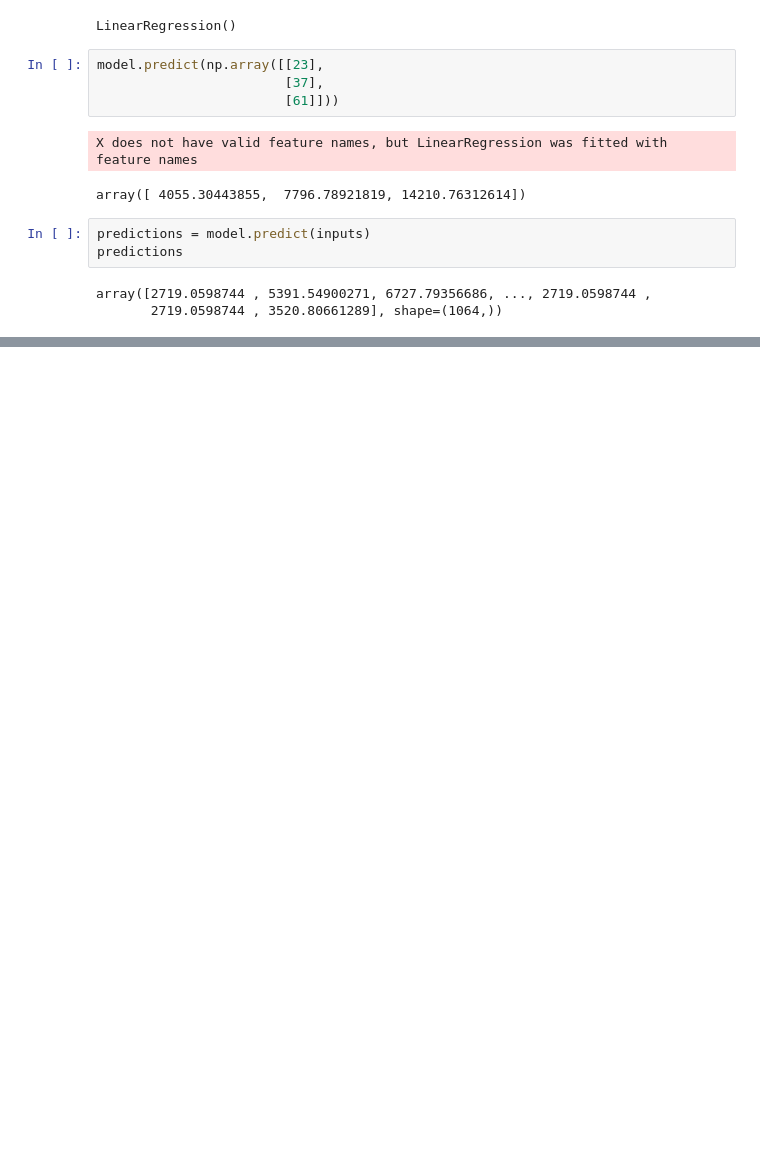
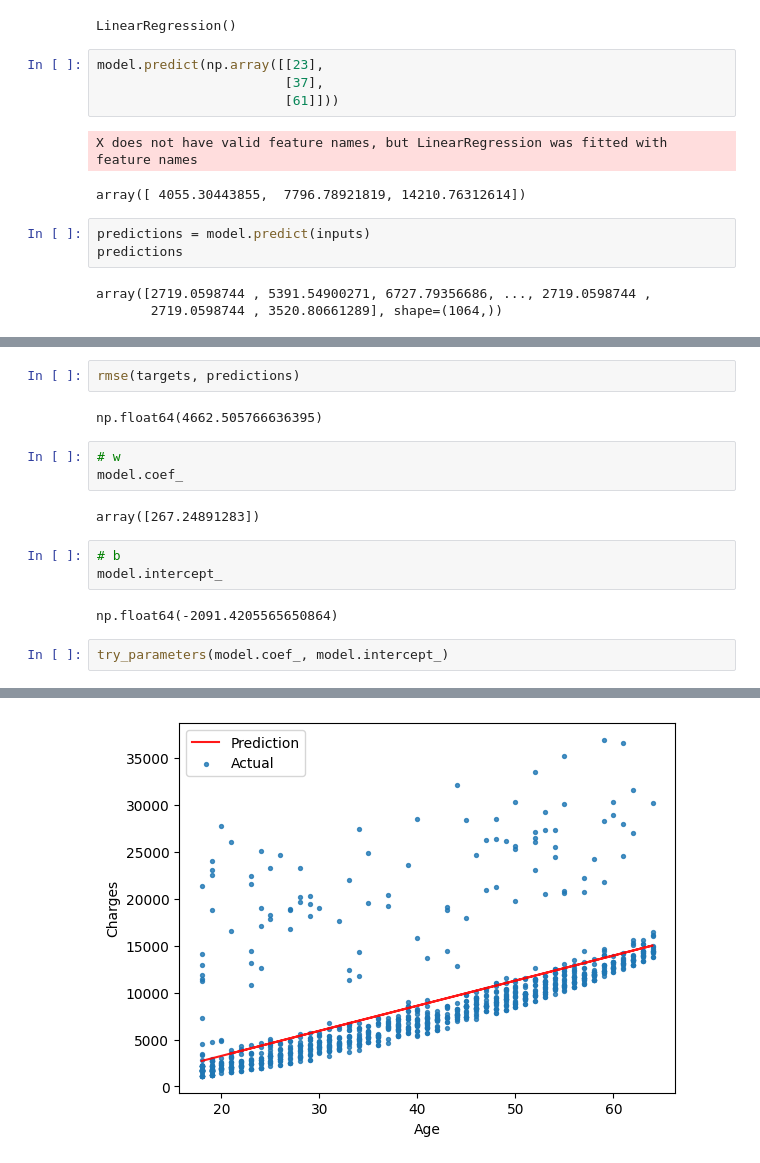
Before and after one commit to starkMrSnow/Medical-cost-prediction, a Jupyter notebook: medical-cost-prediction.ipynb, the cells around one changed output, grey strips where cells are left out. Saved outputs shown, nothing was run; the diff lists cells and outputs as text; blank space fills up the shorter version.

```diff
--- a/medical-cost-prediction.ipynb
+++ b/medical-cost-prediction.ipynb
@@ -416,0 +432,17 @@ array([2719.0598744 , 5391.54900271, 6727.79356686, ..., 2719.0598744 ,
+# %%
+rmse(targets, predictions)
+# %% [output]
+np.float64(4662.505766636395)
+# %%
+# w
+model.coef_
+# %% [output]
+array([267.24891283])
+# %%
+# b
+model.intercept_
+# %% [output]
+np.float64(-2091.4205565650864)
+# %%
+try_parameters(model.coef_, model.intercept_)
+# %% [output]
@@ -416,0 +450 @@ array([2719.0598744 , 5391.54900271, 6727.79356686, ..., 2719.0598744 ,
+[figure, added]
```
Also changed, not shown: parts of 2 cells of this notebook.
